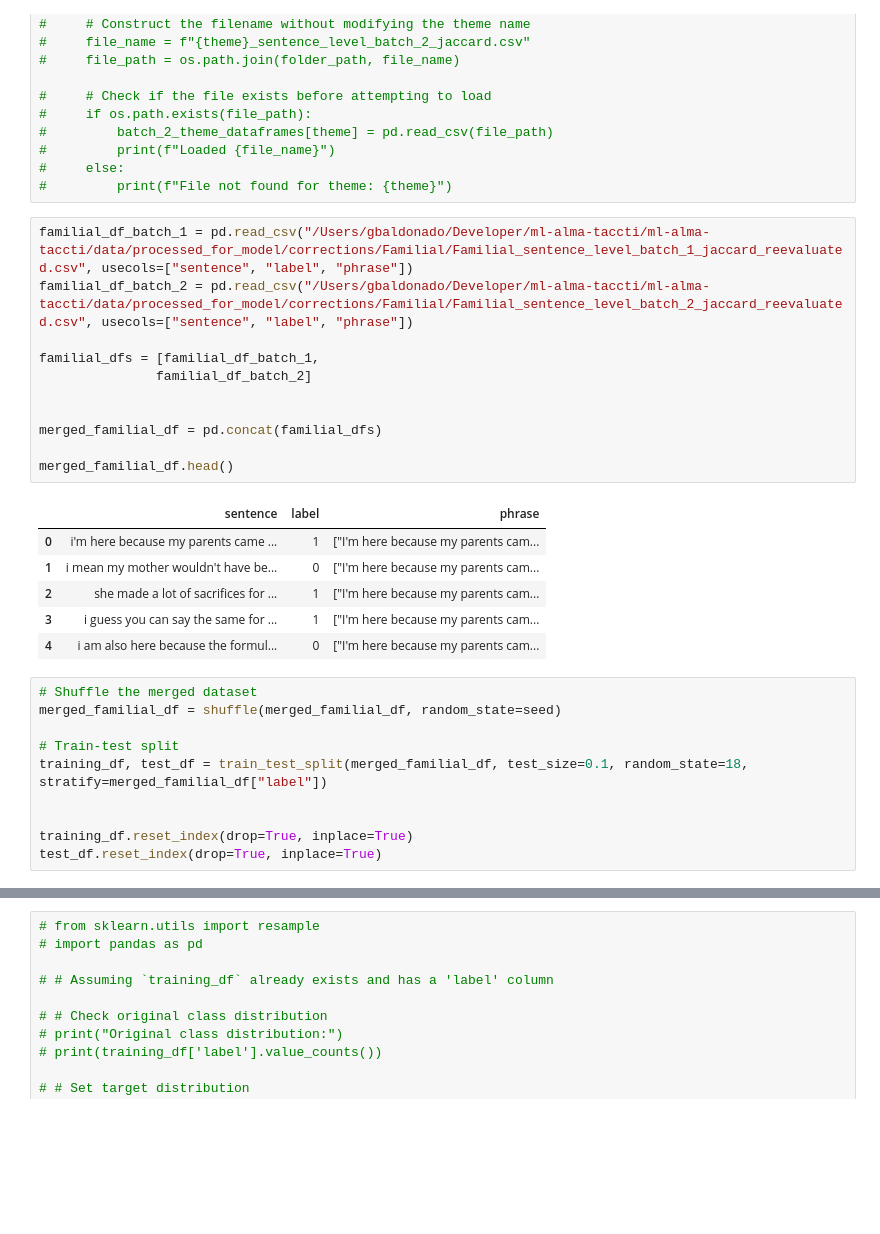
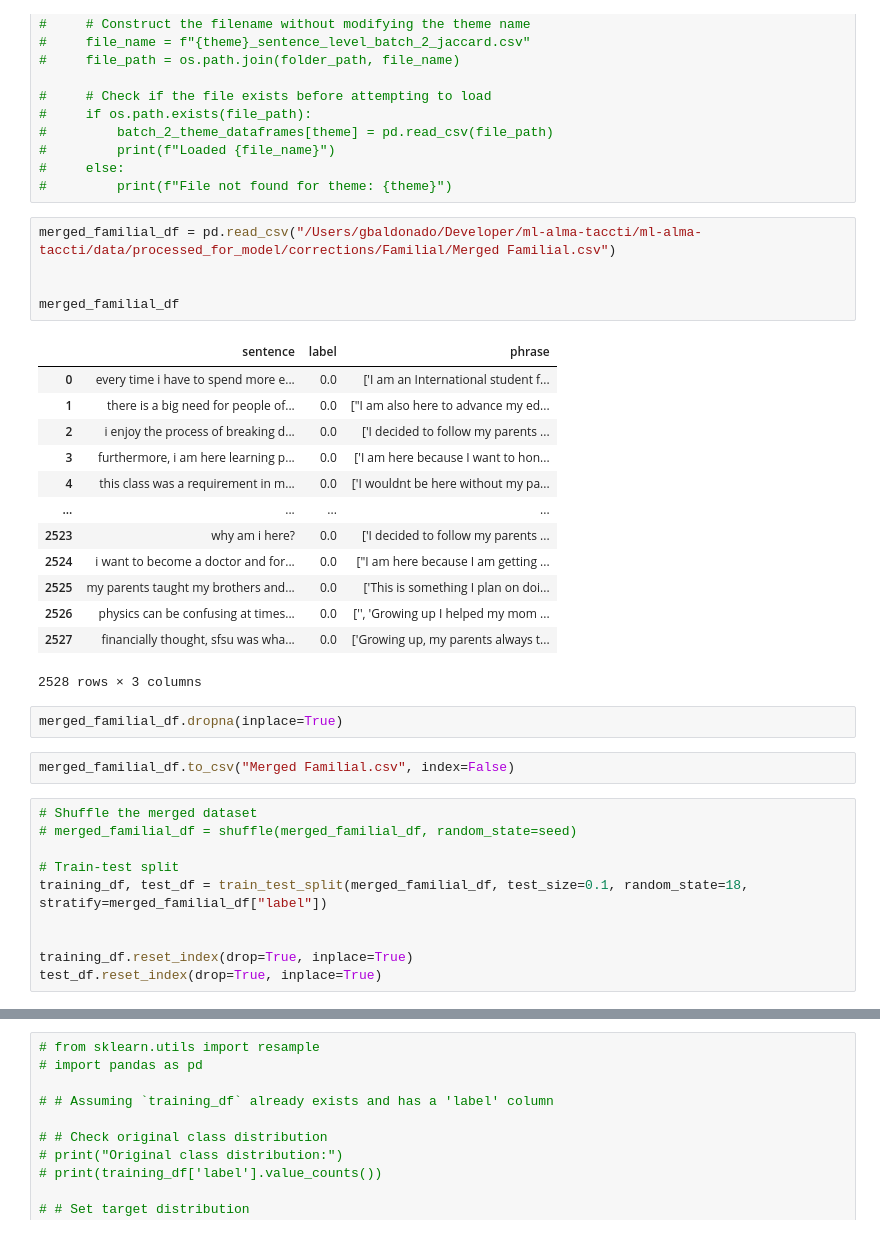
Before and after one commit to gianclbal/ml-alma-taccti, a Jupyter notebook: notebooks/experiments/exp_4_single/Familial/Familial_model_using_merged_data.ipynb, the cells around one changed output, grey strips where cells are left out. Drawn from its saved outputs; the diff is of its cells as text; blank space fills up the shorter version.

Commit message:
familial db

```diff
--- a/notebooks/experiments/exp_4_single/Familial/Familial_model_using_merged_data.ipynb
+++ b/notebooks/experiments/exp_4_single/Familial/Familial_model_using_merged_data.ipynb
@@ -71,26 +71,31 @@ pd.set_option('display.max_colwidth', None)
 #     else:
 #         print(f"File not found for theme: {theme}")
 # %%
-familial_df_batch_1 = pd.read_csv("/Users/gbaldonado/Developer/ml-alma-taccti/ml-alma-taccti/data/processed_for_model/corrections/Familial/Familial_sentence_level_batch_1_jaccard_reevaluated.csv", usecols=["sentence", "label", "phrase"])
-familial_df_batch_2 = pd.read_csv("/Users/gbaldonado/Developer/ml-alma-taccti/ml-alma-taccti/data/processed_for_model/corrections/Familial/Familial_sentence_level_batch_2_jaccard_reevaluated.csv", usecols=["sentence", "label", "phrase"])
-
-familial_dfs = [familial_df_batch_1,
-               familial_df_batch_2]
+merged_familial_df = pd.read_csv("/Users/gbaldonado/Developer/ml-alma-taccti/ml-alma-taccti/data/processed_for_model/corrections/Familial/Merged Familial.csv")
 
 
-merged_familial_df = pd.concat(familial_dfs)
-
-merged_familial_df.head()
+merged_familial_df
 # %% [output]
 |  | sentence | label | phrase |
-| 0 | i'm here because my parents came ... | 1 | ["I'm here because my parents cam... |
-| 1 | i mean my mother wouldn't have be... | 0 | ["I'm here because my parents cam... |
-| 2 | she made a lot of sacrifices for ... | 1 | ["I'm here because my parents cam... |
-| 3 | i guess you can say the same for ... | 1 | ["I'm here because my parents cam... |
-| 4 | i am also here because the formul... | 0 | ["I'm here because my parents cam... |
+| 0 | every time i have to spend more e... | 0.0 | ['I am an International student f... |
+| 1 | there is a big need for people of... | 0.0 | ["I am also here to advance my ed... |
+| 2 | i enjoy the process of breaking d... | 0.0 | ['I decided to follow my parents ... |
+| 3 | furthermore, i am here learning p... | 0.0 | ['I am here because I want to hon... |
+| 4 | this class was a requirement in m... | 0.0 | ['I wouldnt be here without my pa... |
+| ... | ... | ... | ... |
+| 2523 | why am i here? | 0.0 | ['I decided to follow my parents ... |
+| 2524 | i want to become a doctor and for... | 0.0 | ["I am here because I am getting ... |
+| 2525 | my parents taught my brothers and... | 0.0 | ['This is something I plan on doi... |
+| 2526 | physics can be confusing at times... | 0.0 | ['', 'Growing up I helped my mom ... |
+| 2527 | financially thought, sfsu was wha... | 0.0 | ['Growing up, my parents always t... |
+2528 rows × 3 columns
+# %%
+merged_familial_df.dropna(inplace=True)
+# %%
+merged_familial_df.to_csv("Merged Familial.csv", index=False)
 # %%
 # Shuffle the merged dataset
-merged_familial_df = shuffle(merged_familial_df, random_state=seed)
+# merged_familial_df = shuffle(merged_familial_df, random_state=seed)
 
 # Train-test split
 training_df, test_df = train_test_split(merged_familial_df, test_size=0.1, random_state=18, stratify=merged_familial_df["label"])
```
Also changed, not shown: parts of 7 cells of this notebook, 5 other files.
